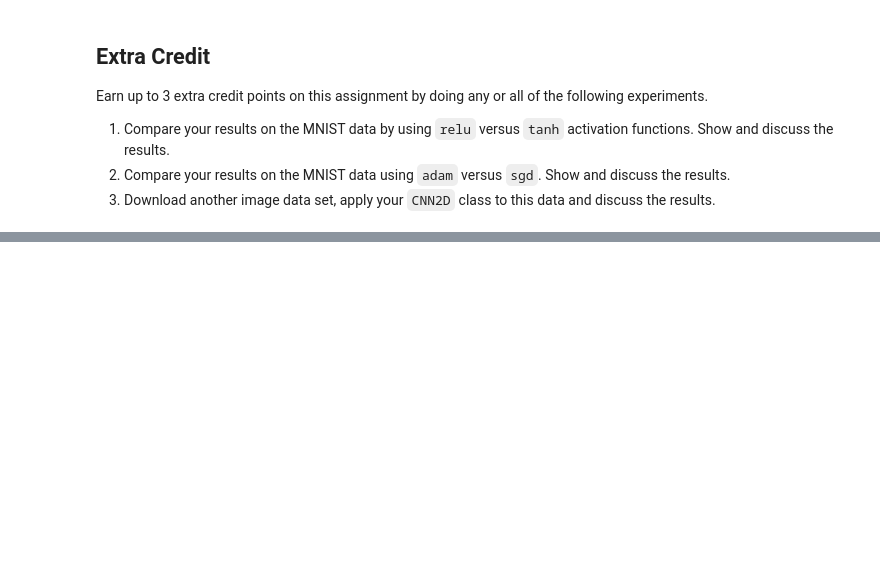
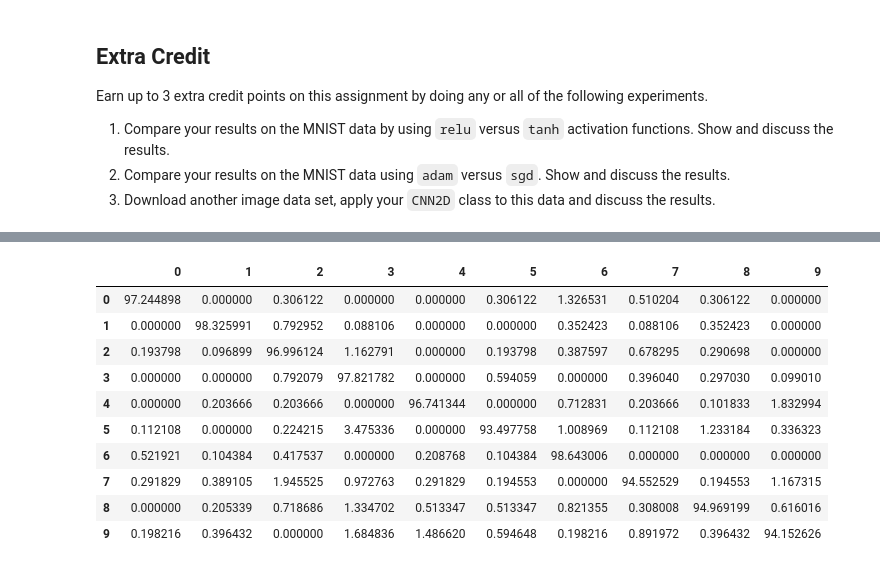
Before and after one commit to etonegithub/CS_445, a Jupyter notebook: homework/HW5/Tone-A5.ipynb, the cells around one changed output, grey strips where cells are left out. Saved outputs shown, nothing was run; the diff lists cells and outputs as text; code cells hidden in the pictures; blank space fills up the shorter version.

```diff
--- a/homework/HW5/Tone-A5.ipynb
+++ b/homework/HW5/Tone-A5.ipynb
@@ -1060,0 +1190,20 @@ Earn up to 3 extra credit points on this assignment by doing any or all of the f
+# %%
+n_hiddens_per_conv_layer = [10, 10]
+patch_size_per_conv_layer = [10, 5]
+stride_per_conv_layer=[4, 2]
+n_hiddens_per_fc_layer = [5]
+
+cnnet_ec = CNN2D(28 * 28, n_hiddens_per_conv_layer, n_hiddens_per_fc_layer, len(np.unique(Ttrain)),
+              patch_size_per_conv_layer, stride_per_conv_layer, activation_function="relu", device=device)
+
+n_epochs = 20
+batch_size = 500
+learning_rate = 0.01
+# %%
+cnnet_ec.train(Xtrain, Ttrain, batch_size, n_epochs, learning_rate, method='adam');
+
+Classes_ec, _ = cnnet_ec.use(Xtest)
+ec_perc_correct = 100 * np.mean(Classes_ec == Ttest)
+print(f'Test accuracy in percent correct: {ec_perc_correct:.2f}')
+confusion_matrix(Classes_ec, Ttest)
+# %% [output]
@@ -1060,0 +1221,11 @@ Earn up to 3 extra credit points on this assignment by doing any or all of the f
+|  | 0 | 1 | 2 | 3 | 4 | 5 | 6 | 7 | 8 | 9 |
+| 0 | 97.244898 | 0.000000 | 0.306122 | 0.000000 | 0.000000 | 0.306122 | 1.326531 | 0.510204 | 0.306122 | 0.000000 |
+| 1 | 0.000000 | 98.325991 | 0.792952 | 0.088106 | 0.000000 | 0.000000 | 0.352423 | 0.088106 | 0.352423 | 0.000000 |
+| 2 | 0.193798 | 0.096899 | 96.996124 | 1.162791 | 0.000000 | 0.193798 | 0.387597 | 0.678295 | 0.290698 | 0.000000 |
+| 3 | 0.000000 | 0.000000 | 0.792079 | 97.821782 | 0.000000 | 0.594059 | 0.000000 | 0.396040 | 0.297030 | 0.099010 |
+| 4 | 0.000000 | 0.203666 | 0.203666 | 0.000000 | 96.741344 | 0.000000 | 0.712831 | 0.203666 | 0.101833 | 1.832994 |
+| 5 | 0.112108 | 0.000000 | 0.224215 | 3.475336 | 0.000000 | 93.497758 | 1.008969 | 0.112108 | 1.233184 | 0.336323 |
+| 6 | 0.521921 | 0.104384 | 0.417537 | 0.000000 | 0.208768 | 0.104384 | 98.643006 | 0.000000 | 0.000000 | 0.000000 |
+| 7 | 0.291829 | 0.389105 | 1.945525 | 0.972763 | 0.291829 | 0.194553 | 0.000000 | 94.552529 | 0.194553 | 1.167315 |
+| 8 | 0.000000 | 0.205339 | 0.718686 | 1.334702 | 0.513347 | 0.513347 | 0.821355 | 0.308008 | 94.969199 | 0.616016 |
+| 9 | 0.198216 | 0.396432 | 0.000000 | 1.684836 | 1.486620 | 0.594648 | 0.198216 | 0.891972 | 0.396432 | 94.152626 |
```
Also changed, not shown: parts of 49 cells of this notebook, 1 other file.
